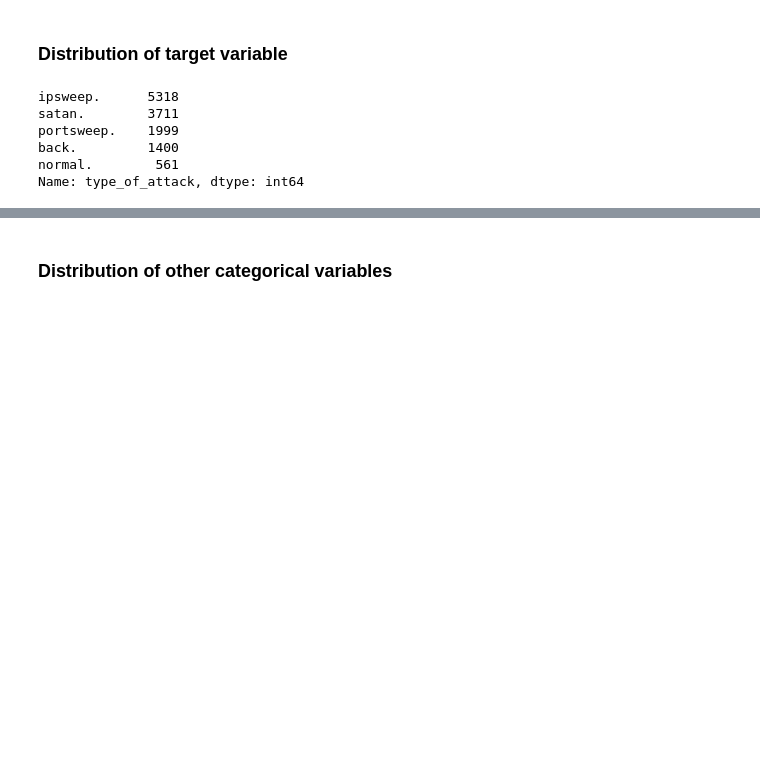
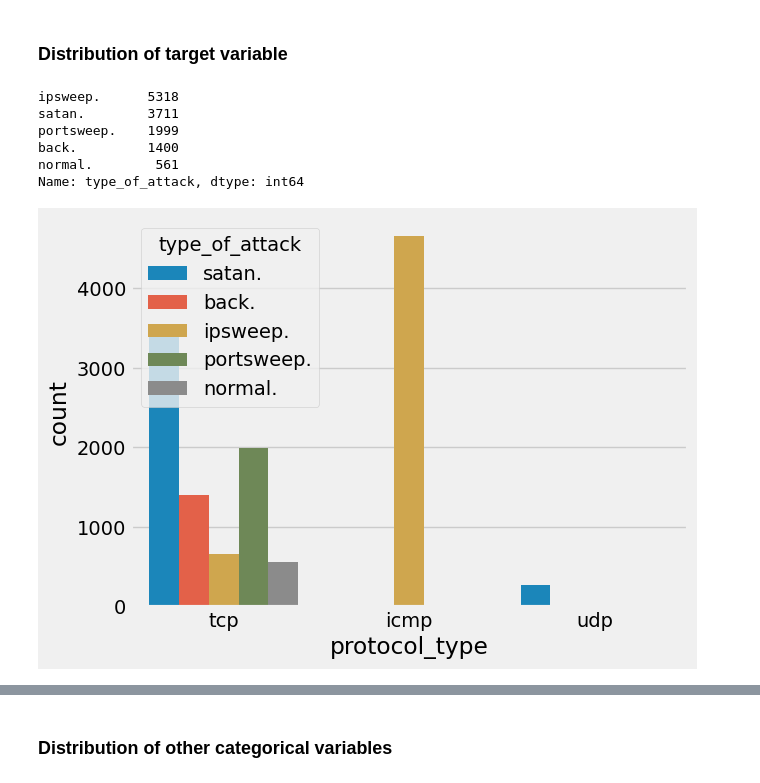
Before and after one commit to ysaidheeraj/network-attack-prediction, a Jupyter notebook: network_attack_prediction.ipynb, the cells around one changed output, grey strips where cells are left out. Saved outputs shown, nothing was run; the diff lists cells and outputs as text; code cells hidden in the pictures; blank space fills up the shorter version.

Commit message:
added graphs

```diff
--- a/network_attack_prediction.ipynb
+++ b/network_attack_prediction.ipynb
@@ -140,3 +141,8 @@ fig = go.Figure(data=[go.Pie(labels=labels, values=values, textinfo='label+perce
                              insidetextorientation='radial'
                             )])
 fig.show()
+# %%
+sns.countplot(data=input_df, x='protocol_type', hue='type_of_attack')
+plt.show()
+# %% [output]
+[figure, added]
```
Also changed, not shown: parts of 5 cells of this notebook.
